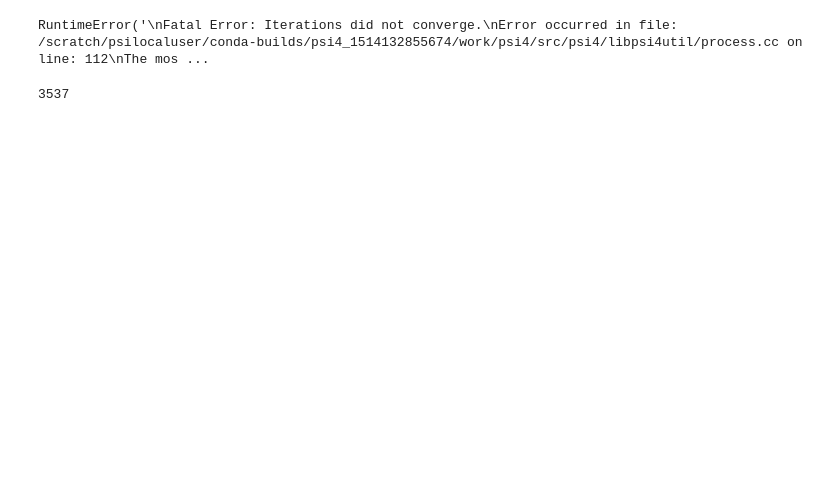
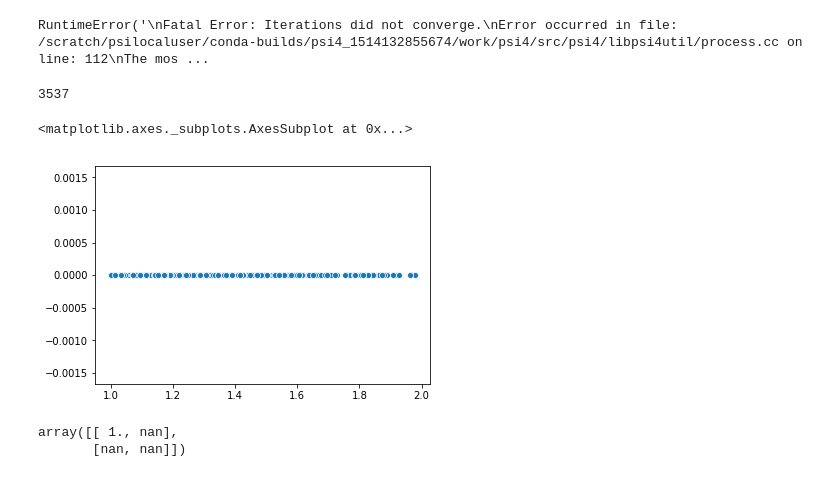
Before and after one commit to choderalab/fragmenter_data, a Jupyter notebook: bond_order_variance/bond_order_std.ipynb, the cells around one changed output. Cells and saved outputs as stored; diff of their text form; code cells hidden in the pictures; blank space fills up the shorter version.

```diff
--- a/bond_order_variance/bond_order_std.ipynb
+++ b/bond_order_variance/bond_order_std.ipynb
@@ -292,3 +294,25 @@ for ki in output:
 confs
 # %% [output]
 3537
+# %%
+means = []
+stds = []
+for ki in bond_order_std_no_h:
+    for bond in bond_order_std_no_h[ki]['bonds']:
+        mean = (bond_order_std_no_h[ki]['wiberg_bo'][bond].mean())
+        if mean > 2.8 or mean < 1.0:
+            continue
+        means.append(mean)
+        stds.append(np.std(bond_order_std_no_h[ki]['wiberg_bo'][bond].mean()))
+# %%
+sbn.scatterplot(means, stds)
+#plt.scatter(means, stds, markersize=0.1);
+#plt.ylim(-0.0000001, 0.0000001)
+# %% [output]
+<matplotlib.axes._subplots.AxesSubplot at 0x...>
+[figure, added]
+# %%
+np.corrcoef(means, stds)
+# %% [output]
+array([[ 1., nan],
+       [nan, nan]])
```
Also changed, not shown: parts of 5 cells of this notebook, 3 other files.
